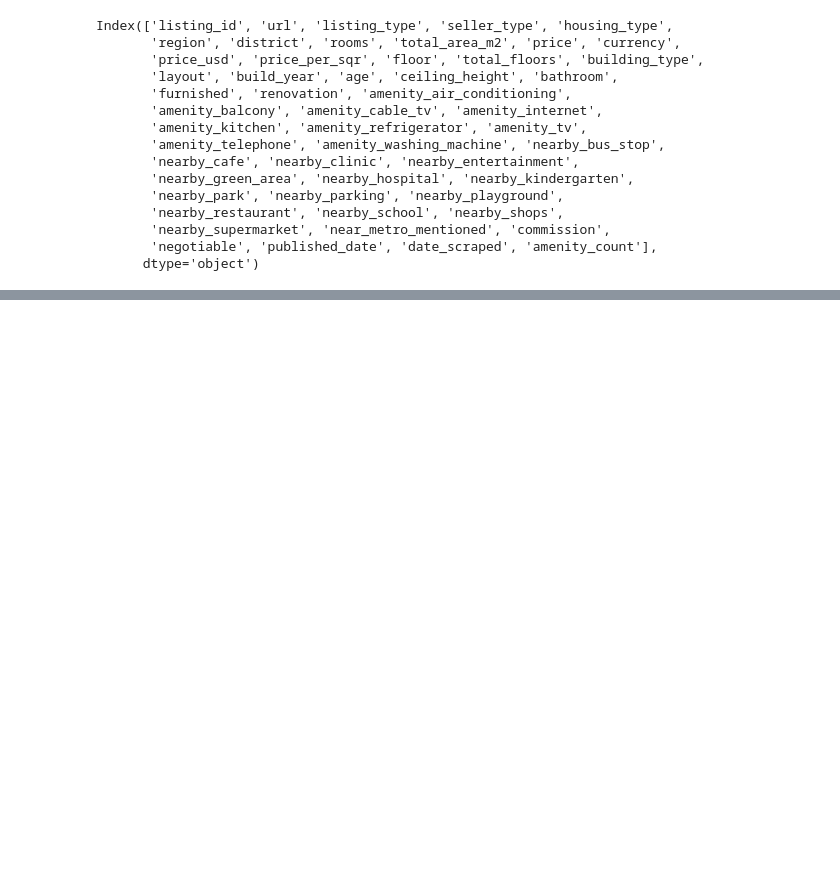
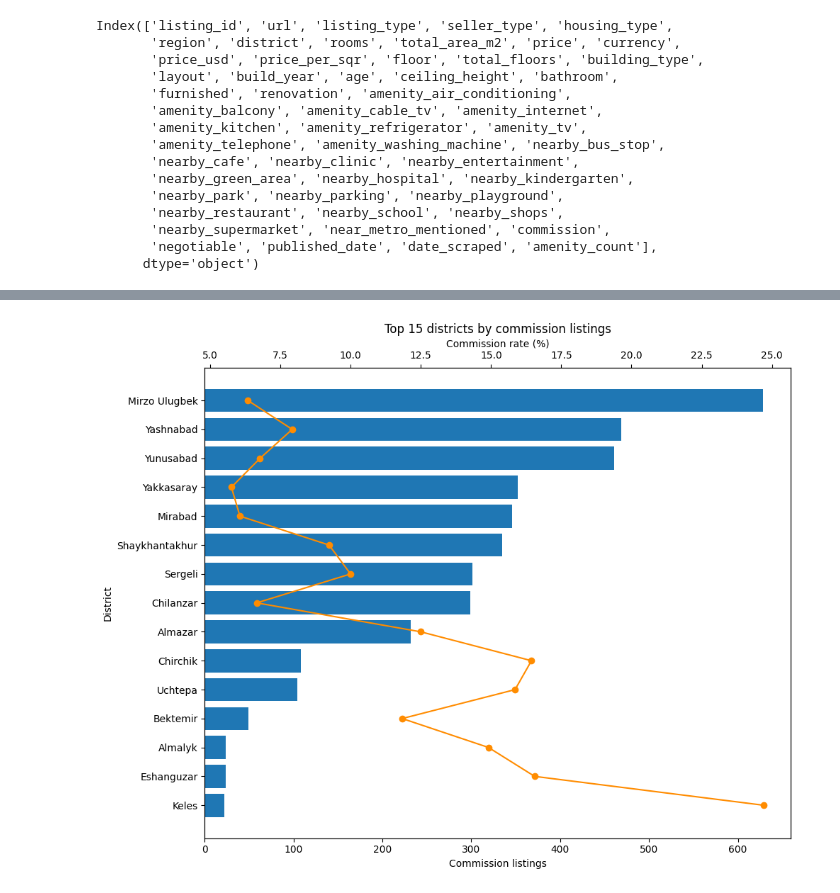
Before and after one commit to Javoh20111/Tashkent-apartment-analysis, a Jupyter notebook: notebooks/2_data_analysis.ipynb, the cells around one changed output, grey strips where cells are left out. Saved outputs shown, nothing was run; the diff lists cells and outputs as text; code cells hidden in the pictures; blank space fills up the shorter version.

```diff
--- a/notebooks/2_data_analysis.ipynb
+++ b/notebooks/2_data_analysis.ipynb
@@ -959,4 +971,5 @@ Index(['listing_id', 'url', 'listing_type', 'seller_type', 'housing_type',
        'negotiable', 'published_date', 'date_scraped', 'amenity_count'],
       dtype='object')
 # %%
-# Qaysi mintaqalarda komissiya bilan e'lonlar ko'proq uchraydi?,
+# Qaysi Tashkent tumanlarda komissiya bilan e'lonlar ko'proq uchraydi?,
+tash_sale = sale_df[sale_df['region']== 'Tashkent Region'].copy()
@@ -962,0 +996,34 @@ Index(['listing_id', 'url', 'listing_type', 'seller_type', 'housing_type',
+# %%
+summary = (
+    tash_sale.groupby('district')
+    .agg(
+        total_listings=('commission', 'size'),
+        commission_count=('commission', 'sum'),
+        commission_rate=('commission', 'mean')
+    )
+)
+
+summary['commission_rate'] *= 100
+
+top15 = summary.sort_values(
+    'commission_count',
+    ascending=False
+).head(15)
+
+top15 = top15.sort_values('commission_count')
+
+fig, ax1 = plt.subplots(figsize=(10, 8))
+
+ax1.barh(top15.index, top15['commission_count'])
+ax1.set_xlabel("Commission listings")
+ax1.set_ylabel("District")
+
+ax2 = ax1.twiny()
+ax2.plot(top15['commission_rate'], top15.index, marker='o', color='darkorange')
+ax2.set_xlabel("Commission rate (%)")
+
+plt.title("Top 15 districts by commission listings")
+plt.tight_layout()
+plt.show()
+# %% [output]
+[figure, added]
```
Also changed, not shown: parts of 2 cells of this notebook, 1 other file.
